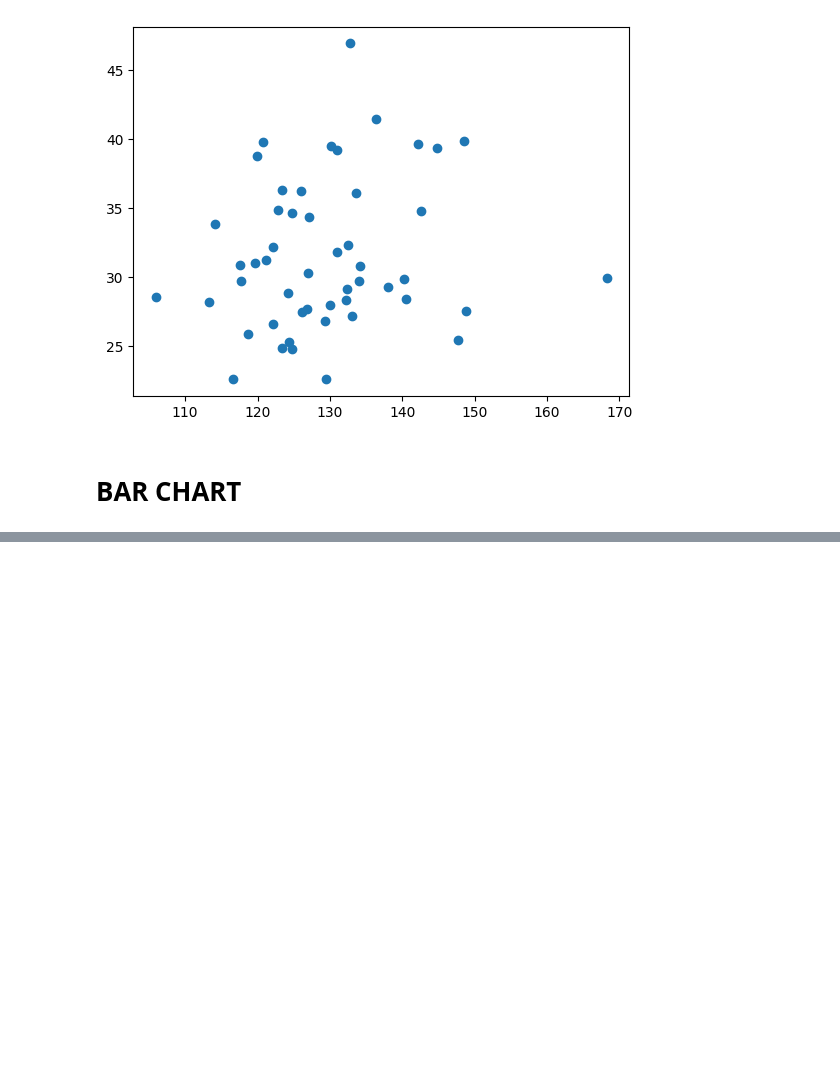
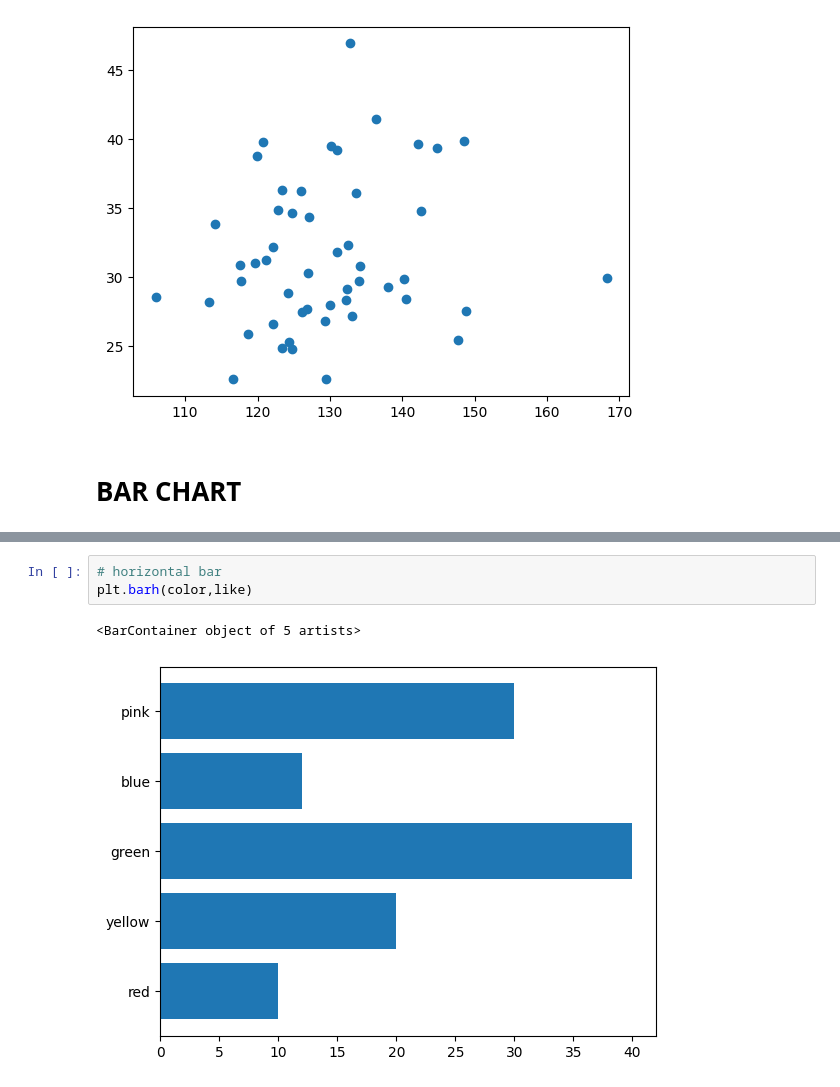
Before and after one commit to Rohit8022/AI-internship-training, a Jupyter notebook: Matplotlib.ipynb, the cells around one changed output, grey strips where cells are left out. Saved outputs shown, nothing was run; the diff lists cells and outputs as text; blank space fills up the shorter version.

```diff
--- a/Matplotlib.ipynb
+++ b/Matplotlib.ipynb
@@ -95,0 +104,6 @@ plt.plot(batter['strike_rate'],batter['avg'],'o')# size of marker can not ne cha
+# %%
+# horizontal bar
+plt.barh(color,like)
+# %% [output]
+<BarContainer object of 5 artists>
+[figure, added]
```
Also changed, not shown: parts of 3 cells of this notebook, 1 other file.
